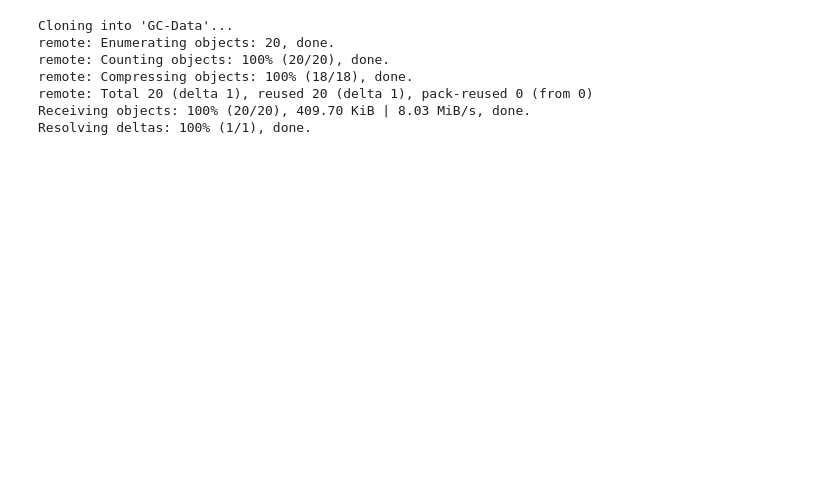
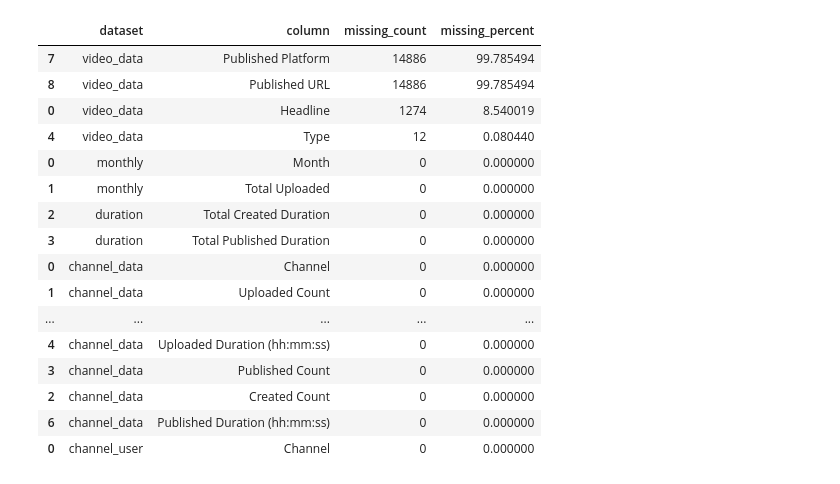
Before and after one commit to ranbeer06052009/GC-Data, a Jupyter notebook: EDA.ipynb, the cells around one changed output. Saved outputs shown, nothing was run; the diff lists cells and outputs as text; code cells hidden in the pictures; blank space fills up the shorter version.

```diff
--- a/EDA.ipynb
+++ b/EDA.ipynb
@@ -0,0 +31,18 @@
+# %%
+datasets = {
+    "monthly": monthly,
+    "duration": duration,
+    "channel_data": channel_data,
+    "channel_user": channel_user,
+    "input_type": input_type,
+    "language": language,
+    "output_type": output_type,
+    "user_data": user_data,
+    "platform": platform,
+    "platform_duration": platform_duration,
+    "video_data": video_data
+}
+
+for name, df in datasets.items():
+    print(f"\n{name.upper()} SHAPE:", df.shape)
+    display(df.head())
@@ -1,10 +93,38 @@
+# %%
+for df in datasets.values():
+    df.columns = df.columns.str.strip()
 # %%
-!git clone https://github.com/ranbeer06052009/GC-Data.git
+missing_summary = pd.DataFrame()
+
+for name, df in datasets.items():
+    missing = df.isnull().sum()
+    missing_percent = (df.isnull().sum() / len(df)) * 100
+
+    temp = pd.DataFrame({
+        "dataset": name,
+        "column": missing.index,
+        "missing_count": missing.values,
+        "missing_percent": missing_percent.values
+    })
+
+    missing_summary = pd.concat([missing_summary, temp])
+
+missing_summary.sort_values("missing_percent", ascending=False).head(20)
 # %% [output]
-Cloning into 'GC-Data'...
-remote: Enumerating objects: 20, done.
-remote: Counting objects: 100% (20/20), done.
-remote: Compressing objects: 100% (18/18), done.
-remote: Total 20 (delta 1), reused 20 (delta 1), pack-reused 0 (from 0)
-Receiving objects: 100% (20/20), 409.70 KiB | 8.03 MiB/s, done.
-Resolving deltas: 100% (1/1), done.
+|  | dataset | column | missing_count | missing_percent |
+| 7 | video_data | Published Platform | 14886 | 99.785494 |
+| 8 | video_data | Published URL | 14886 | 99.785494 |
+| 0 | video_data | Headline | 1274 | 8.540019 |
+| 4 | video_data | Type | 12 | 0.080440 |
+| 0 | monthly | Month | 0 | 0.000000 |
+| 1 | monthly | Total Uploaded | 0 | 0.000000 |
+| 2 | duration | Total Created Duration | 0 | 0.000000 |
+| 3 | duration | Total Published Duration | 0 | 0.000000 |
+| 0 | channel_data | Channel | 0 | 0.000000 |
+| 1 | channel_data | Uploaded Count | 0 | 0.000000 |
+| ... | ... | ... | ... | ... |
+| 4 | channel_data | Uploaded Duration (hh:mm:ss) | 0 | 0.000000 |
+| 3 | channel_data | Published Count | 0 | 0.000000 |
+| 2 | channel_data | Created Count | 0 | 0.000000 |
+| 6 | channel_data | Published Duration (hh:mm:ss) | 0 | 0.000000 |
+| 0 | channel_user | Channel | 0 | 0.000000 |
```
Also changed, not shown: parts of 9 cells of this notebook.
